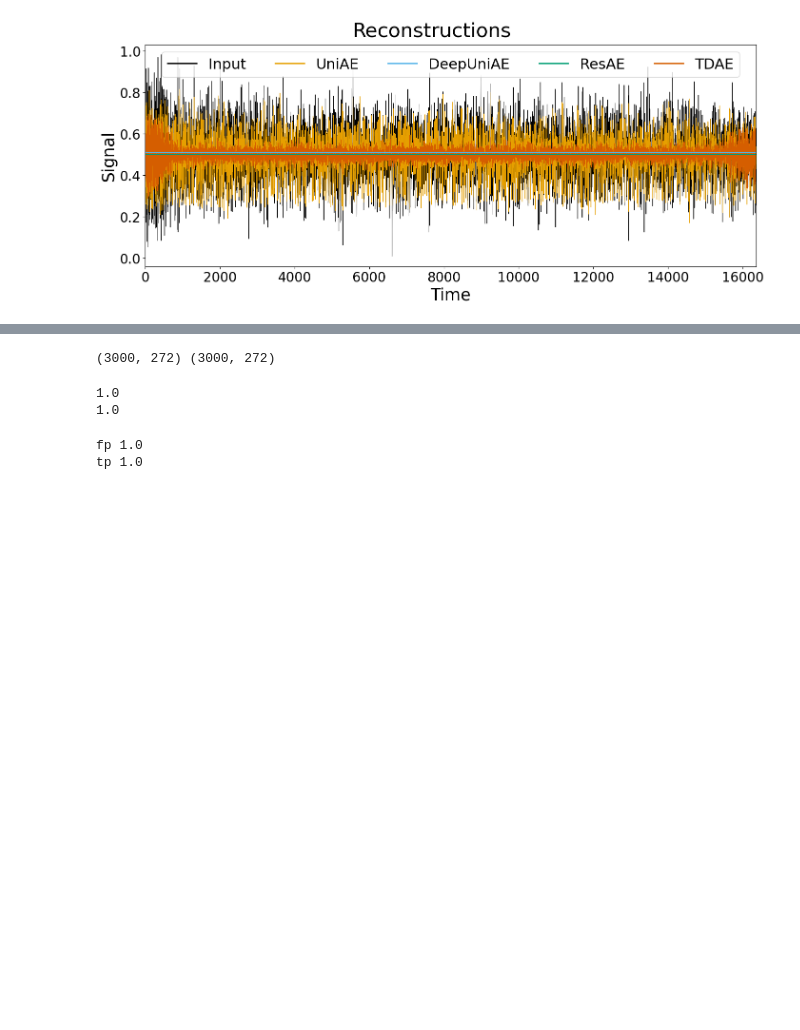
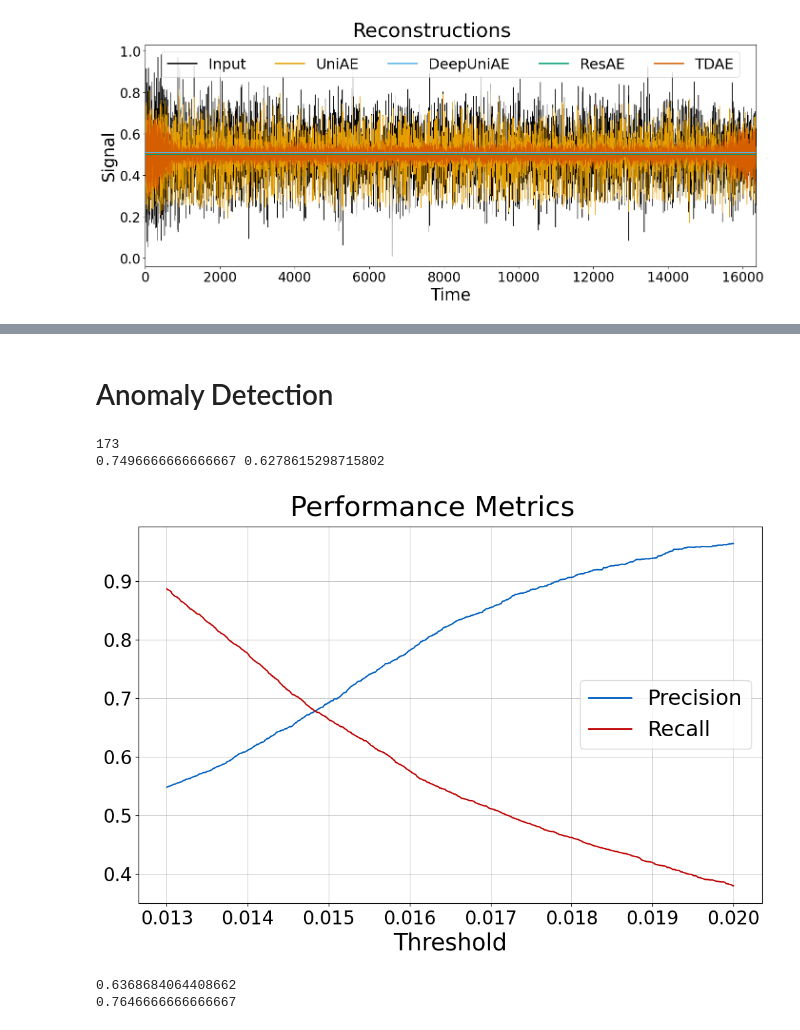
Before and after one commit to GioMai24/Autoencoder-for-GW-Detection, a Jupyter notebook: model_inspector.ipynb, the cells around one changed output, grey strips where cells are left out. Cells and saved outputs as stored; diff of their text form; code cells hidden in the pictures; blank space fills up the shorter version.

```diff
--- a/model_inspector.ipynb
+++ b/model_inspector.ipynb
@@ -24,8 +20,0 @@ cuda
-# %%
-# with open('/mnt/eph/deepsea_optune/trial_6/losses_60.pickle', 'rb') as fin: losses = pickle.load(fin)
-# if type(losses['train'][0]) is torch.Tensor: losses['train'] = [loss.item() for loss in losses['train']]  # fix if using old tl.train_epoch without .item()
-
-optuna_save = torch.load('/mnt/eph/data/optuna/artifacts/8226070b-ac47-45d0-9e66-13a7efbf804b', weights_only=False)  # for run parameters if needed
-for key, item in optuna_save.items():
-    if "dict" not in key and 'losses' != key: print(key, item)
-# losses = optuna_save['losses']
@@ -140,13 +61,0 @@ tensor(0.1162)
-# %%
-## test_function gio
-model.eval()
-loss_ew = nn.MSELoss(reduction='none')
-test_loss = []
-with torch.no_grad():
-    for batch_data in tl.tqdm(test_loader):
-        batch_data = batch_data.reshape(-1, 100, 1).to(device)
-        with torch.autocast(device_type='cuda', dtype=torch.float16): out = model(batch_data)
-        ew_loss = loss_ew(out, batch_data)
-        # ew_loss = torch.hstack([ew_loss[0, 0, :]] + [ew_loss[i, -win_stride:, 0] for i in range(1, ew_loss.shape[0])])  # pointwise
-        ew_loss = ew_loss.mean(dim=1)
-        test_loss.append(ew_loss.squeeze(-1))
@@ -288,13 +160,2 @@ plt.show()
-# %%
-noise_subtest = grid[:3000]
-inj_substest = grid[-3000:]
-print(noise_subtest.shape, inj_substest.shape)
-# %% [output]
-(3000, 272) (3000, 272)
-# %%
-thresh = .013
-print(np.mean(np.any((noise_subtest > thresh) & np.pad((noise_subtest > thresh), ((0,0), (0,1)))[:, 1:], axis=1)))
-print(np.mean(np.any((inj_substest > thresh) & np.pad((inj_substest > thresh), ((0,0), (0,1)))[:, 1:], axis=1)))
-# %% [output]
-1.0
-1.0
+# %% [markdown]
+# Anomaly Detection
@@ -301,8 +197,31 @@ print(np.mean(np.any((inj_substest > thresh) & np.pad((inj_substest > thresh), (
+# %%
+besthr_idx = np.argmax(np.array(rec) < .75)
+print(besthr_idx)
+print(rec[besthr_idx], prec[besthr_idx])
+# %% [output]
+173
+0.7496666666666667 0.6278615298715802
+# %%
+fig, ax = plt.subplots(figsize=(10,7), layout='constrained')
+fig.suptitle(f'Performance Metrics', fontsize=30)
+ax.plot(thresh, prec, c='#005fbe', label='Precision')
+ax.plot(thresh, rec, c='#be0000', label='Recall')
+ax.grid(lw=.5)
+ax.set_axisbelow(True)
+ax.set_xlabel('Threshold', fontsize=25)
+ax.tick_params(labelsize=20)
+leg = ax.legend(loc='center right', fontsize=23)
+for line in leg.get_lines(): line.set_linewidth(2)
+# plt.savefig('../scores.pdf')  ######### DANGER ZONE #########
+plt.show()
+# %% [output]
+[figure, added]
 # %%
-thresh = .015
-testing = np.any(grid > thresh, axis=1)
-print('fp', np.mean(testing[:3000]))
-print('tp', np.mean(testing[-3000:]))
+testing = np.any(grid > thresh[besthr_idx], axis=1)
+fp = np.sum(testing[3000:6000])
+tp = np.sum(testing[6000:-3000])
+print(tp / (tp + fp))
+print(tp / 3000)
 # %% [output]
-fp 1.0
-tp 1.0
+0.6368684064408662
+0.7646666666666667
```
Also changed, not shown: parts of 25 cells of this notebook, 7 other files.
